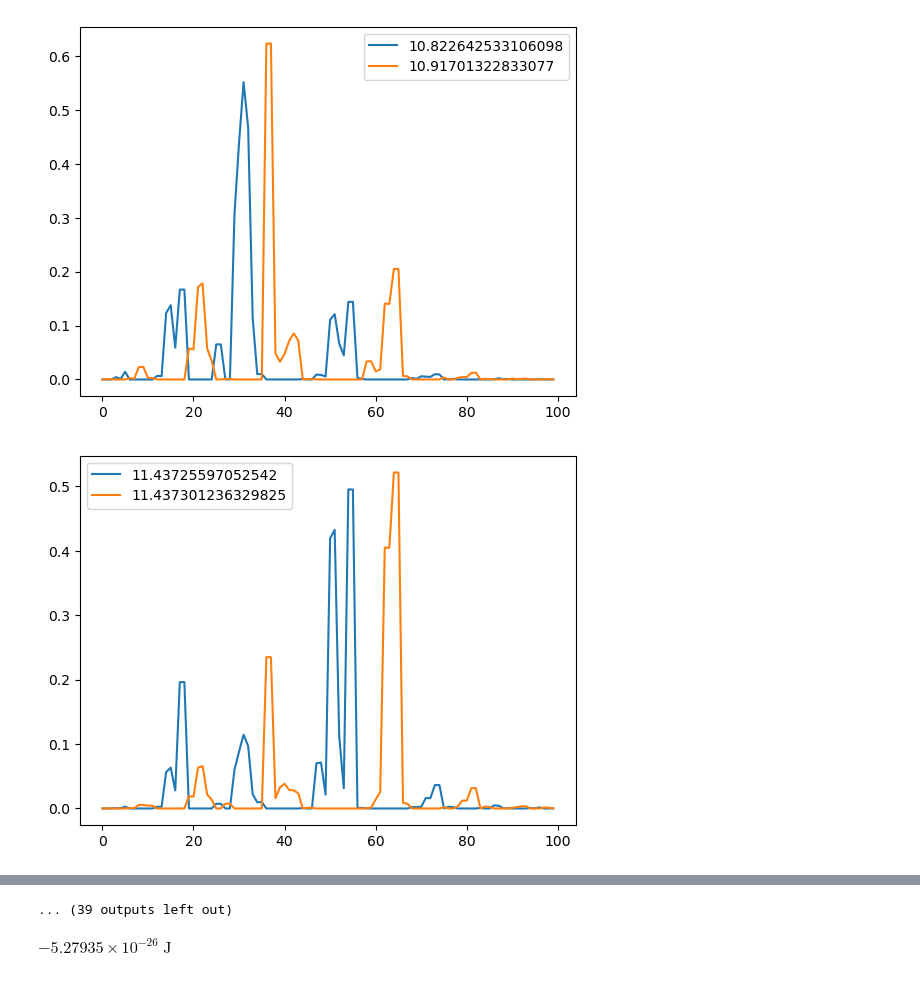
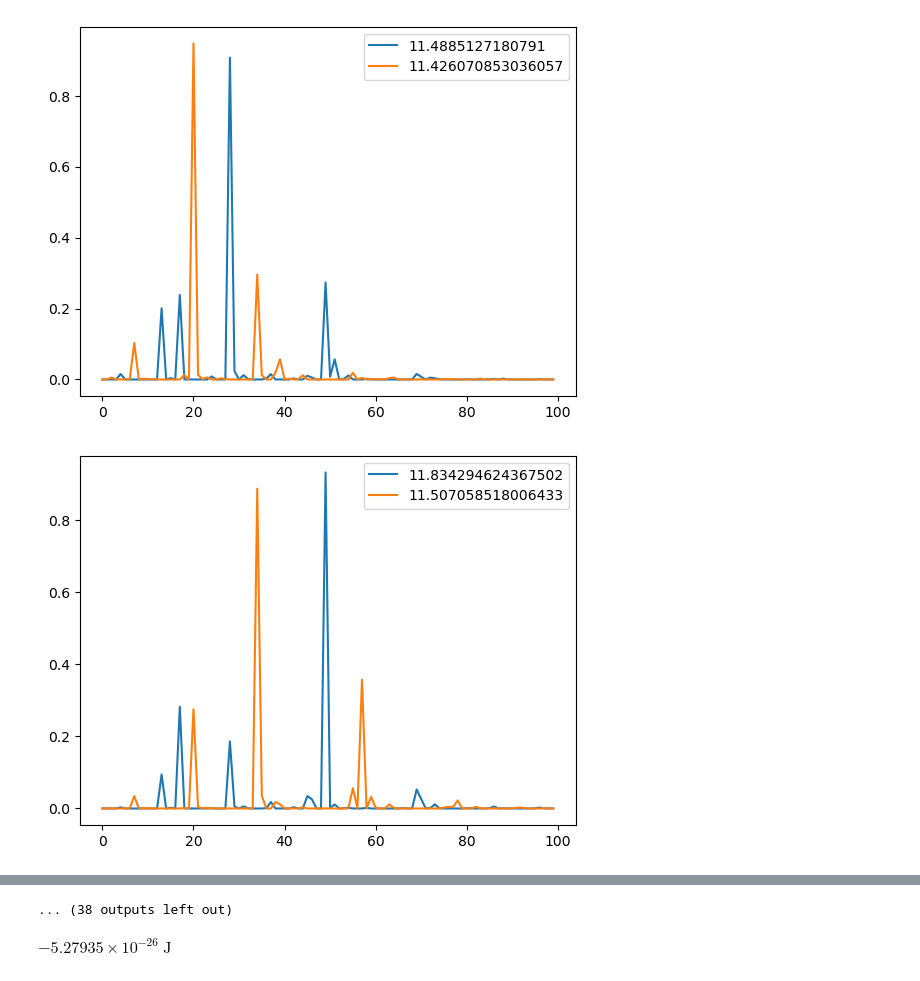
Before and after one commit to Wendywanw/Wendy-qiskit-code, a Jupyter notebook: test-Copy1.ipynb, the cells around one changed output, grey strips where cells are left out. Cells and saved outputs as stored; diff of their text form; code cells hidden in the pictures.

```diff
--- a/test-Copy1.ipynb
+++ b/test-Copy1.ipynb
@@ -28,7 +50,7 @@ C1 = 115*u.fF
 # C2 = 115*u.fF
 C2 = 80*u.fF
 # Cg = 0*u.fF
-Cg = 6*u.fF
+Cg = .6*u.fF
 
 C_mat = np.array([[C1.value+Cg.value,-Cg.value],[-Cg.value, C2.value+Cg.value]])
 C_mat_inv = lin.inv(C_mat)
@@ -145,7 +143,7 @@ l = len(vec[0])
 for i in range(int(len(vec)/2)):
     j = 2*i
     plt.plot(np.arange(l),np.absolute(vec[j+1]),label = '{}'.format(eig[j+1]))
-    plt.plot(np.arange(l),np.absolute(vec[j+2]),label = '{}'.format(eig[j+2]))
+    plt.plot(np.arange(l),np.absolute(vec[j]),label = '{}'.format(eig[j]))
     plt.legend()
     plt.show()
 # %% [output]
@@ -159,2 +157,2 @@ for i in range(int(len(vec)/2)):
-[figure, old version]
+[figure, new version]
-[figure, old version]
+[figure, new version]
@@ -164,4 +162,4 @@ for i in range(int(len(vec)/2)):
-... (39 outputs left out)
+... (38 outputs left out)
 # %%
 np.sqrt(8*Ec1*Ej1)-Ec1-eig[0]*2*u.J
 # %% [output]
```
Also changed, not shown: parts of 11 cells of this notebook.
